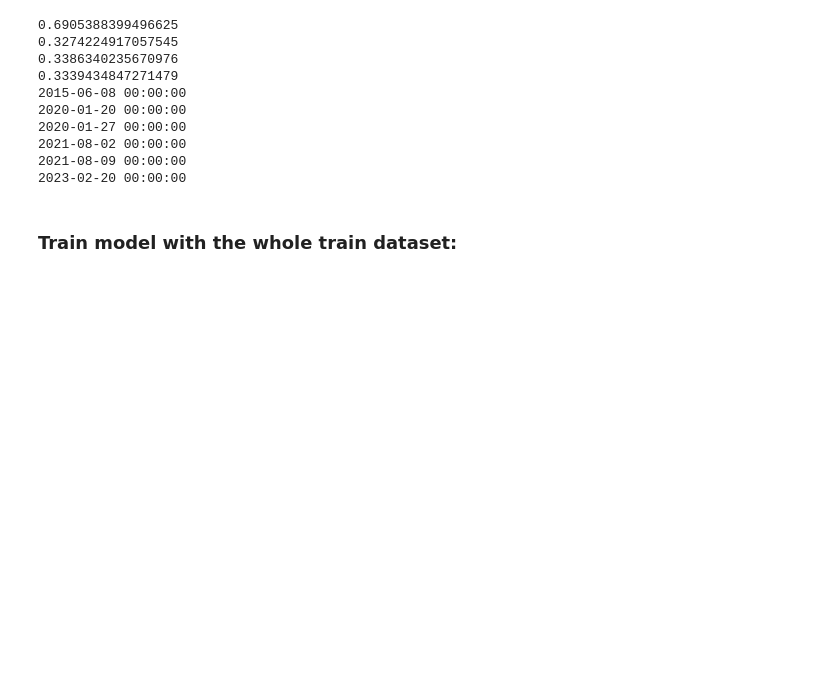
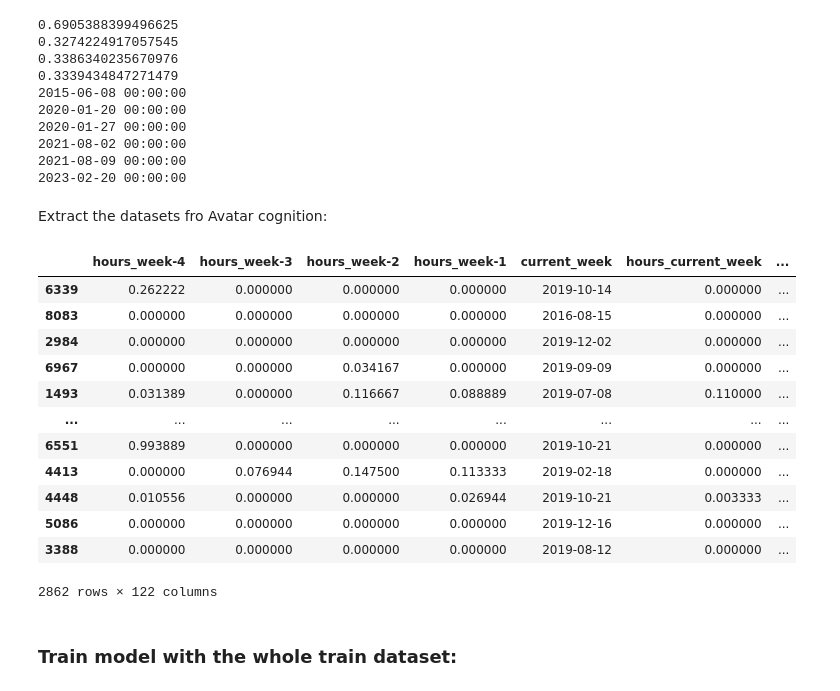
Before and after one commit to BetriuJaume/predictive-maintenance, a Jupyter notebook: model_eboxes_tests.ipynb, the cells around one changed output. Cells and saved outputs as stored; diff of their text form; code cells hidden in the pictures; blank space fills up the shorter version.

```diff
--- a/model_eboxes_tests.ipynb
+++ b/model_eboxes_tests.ipynb
@@ -52,3 +52,5 @@ x_test, y_test = split_x_y(test, cols_to_train)
 2021-08-02 00:00:00
 2021-08-09 00:00:00
 2023-02-20 00:00:00
+# %% [markdown]
+Extract the datasets fro Avatar cognition:
@@ -55,3 +61,19 @@ x_test, y_test = split_x_y(test, cols_to_train)
+# %%
+train
+# %% [output]
+|  | hours_week-4 | hours_week-3 | hours_week-2 | hours_week-1 | current_week | hours_current_week | ... |
+| 6339 | 0.262222 | 0.000000 | 0.000000 | 0.000000 | 2019-10-14 | 0.000000 | ... |
+| 8083 | 0.000000 | 0.000000 | 0.000000 | 0.000000 | 2016-08-15 | 0.000000 | ... |
+| 2984 | 0.000000 | 0.000000 | 0.000000 | 0.000000 | 2019-12-02 | 0.000000 | ... |
+| 6967 | 0.000000 | 0.000000 | 0.034167 | 0.000000 | 2019-09-09 | 0.000000 | ... |
+| 1493 | 0.031389 | 0.000000 | 0.116667 | 0.088889 | 2019-07-08 | 0.110000 | ... |
+| ... | ... | ... | ... | ... | ... | ... | ... |
+| 6551 | 0.993889 | 0.000000 | 0.000000 | 0.000000 | 2019-10-21 | 0.000000 | ... |
+| 4413 | 0.000000 | 0.076944 | 0.147500 | 0.113333 | 2019-02-18 | 0.000000 | ... |
+| 4448 | 0.010556 | 0.000000 | 0.000000 | 0.026944 | 2019-10-21 | 0.003333 | ... |
+| 5086 | 0.000000 | 0.000000 | 0.000000 | 0.000000 | 2019-12-16 | 0.000000 | ... |
+| 3388 | 0.000000 | 0.000000 | 0.000000 | 0.000000 | 2019-08-12 | 0.000000 | ... |
+2862 rows × 122 columns
 # %% [markdown]
 ### Train model with the whole train dataset:
 # %%
```
Also changed, not shown: parts of 1 cell of this notebook, 3 other files.
